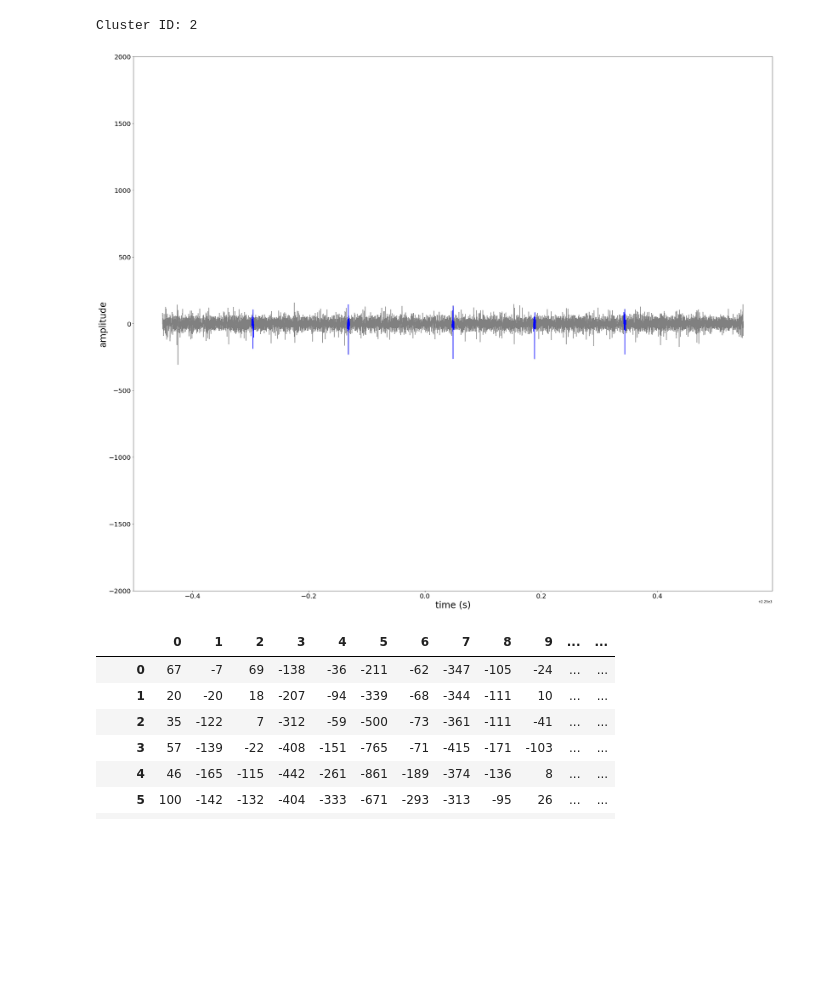
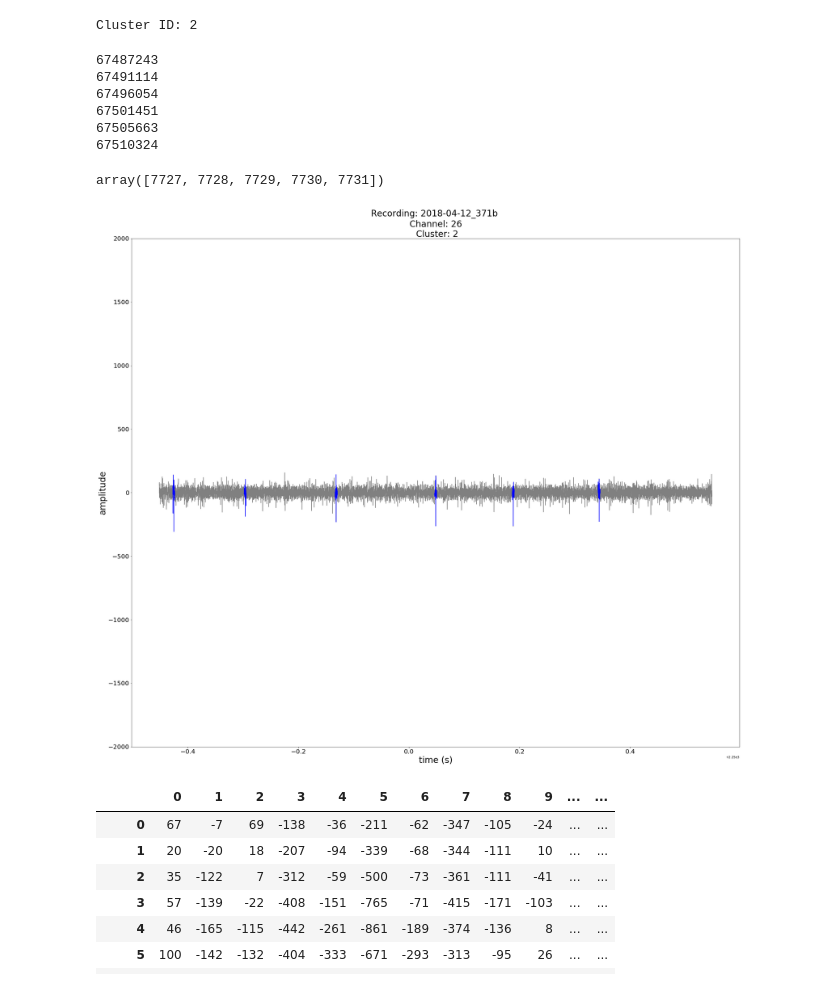
Before and after one commit to Ruairi-osul/ephys, a Jupyter notebook: mua_preprocess/notebooks/tran_waveforms.ipynb, the cells around one changed output. Drawn from its saved outputs; the diff is of its cells as text; code cells hidden in the pictures; blank space fills up the shorter version.

```diff
--- a/mua_preprocess/notebooks/tran_waveforms.ipynb
+++ b/mua_preprocess/notebooks/tran_waveforms.ipynb
@@ -61,5 +65,5 @@ df = df.loc[df['cluster'].isin(good_cluster_numbers)]
 # %%
-cluster_to_plot = good_cluster_numbers[1]
+cluster_to_plot = good_cluster_numbers[good_cluster_numbers == 2][0]
 print('Cluster ID: '+ str(cluster_to_plot))
 extracted_spikes = df[df['cluster']==cluster_to_plot]['spike_times']
 # %% [output]
@@ -73,6 +77,22 @@ def band_passfilter(fs, low=None, high=None, order=None):
 def apply_filter(array, low, high, fs, order, axis=-1):
     b,a = band_passfilter(fs=fs, low=low, high=high, order=order)
     return ss.filtfilt(b, a, array, axis=axis)
+# %%
+test = extracted_spikes[(int(extracted_spikes.iloc[Spike_chosen] + waveform_window[0]) <= extracted_spikes) & (extracted_spikes <= int((extracted_spikes.iloc[Spike_chosen] + waveform_window[-1]) + 1))]
+# %%
+for tests in test:
+    print(tests)
+# %% [output]
+67487243
+67491114
+67496054
+67501451
+67505663
+67510324
+# %%
+np.arange(Spike_chosen-2, Spike_chosen+3)
+# %% [output]
+array([7727, 7728, 7729, 7730, 7731])
 # %%
 
 time_chosen = 2250
@@ -95,37 +115,38 @@ df_wave= pd.DataFrame({'Values':filtered_data})
 df_wave['time'] = np.arange(start_index, end_index, 1)
 
 df_final = pd.DataFrame({'time':df_wave['time']/30000, 'Value':df_wave['Values']})
 
 
 
 plt.plot(df_final['time'], df_final['Value'], color='gray')
 
 
 
 
-for spike in np.arange(Spike_chosen-2, Spike_chosen+3):
+for spike in test:
 
     window_for_highlight = np.arange(-60,60)
 
-    start_highlight= int(extracted_spikes.iloc[spike]+window_for_highlight[0])
-    end_highlight = int((extracted_spikes.iloc[spike]+window_for_highlight[-1])+1)
+    start_highlight= int(spike+window_for_highlight[0])
+    end_highlight = int((spike+window_for_highlight[-1])+1)
 
     filtered_highlight_data= apply_filter(array=data[start_highlight:end_highlight, channel_chosen], low=400, high=6000, fs=30000, order=4)
 
 
     df_highlight = pd.DataFrame({'Values':filtered_highlight_data})
     df_highlight['time'] = np.arange(start_highlight, end_highlight, 1)
     df_highlight_final = pd.DataFrame({'time':df_highlight['time']/30000, 'Value':df_highlight['Values']})
     plt.plot(df_highlight_final['time'], df_highlight_final['Value'], color='b')
 
 plt.ylim(-2000, 2000)
 plt.tick_params(axis='both', which='major', labelsize=20)
 plt.xlabel('time (s)', fontsize=28)
 plt.ylabel('amplitude', fontsize=28)
+plt.title('Recording: {0} \n Channel: {1} \n Cluster: {2}' .format(recording, channel_chosen, cluster_to_plot), fontsize=28)
 plt.savefig(figpath)
 plt.show()
 # %% [output]
-[figure, old version]
+[figure, new version]
 # %%
 test_df=pd.DataFrame(data[start_index:end_index])
 for chan in [22]:
```
Also changed, not shown: parts of 1 cell of this notebook, 3 other files.
